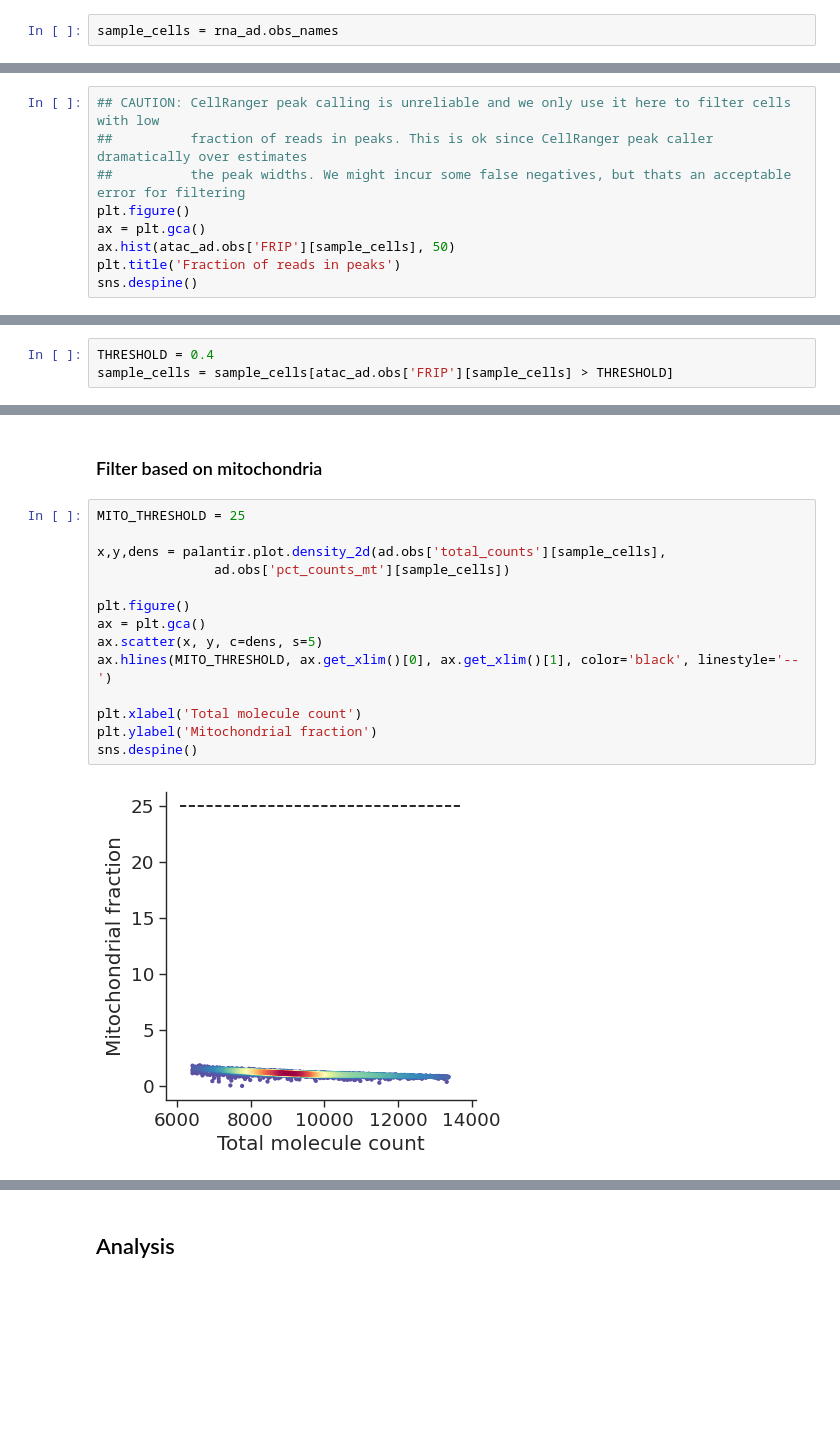
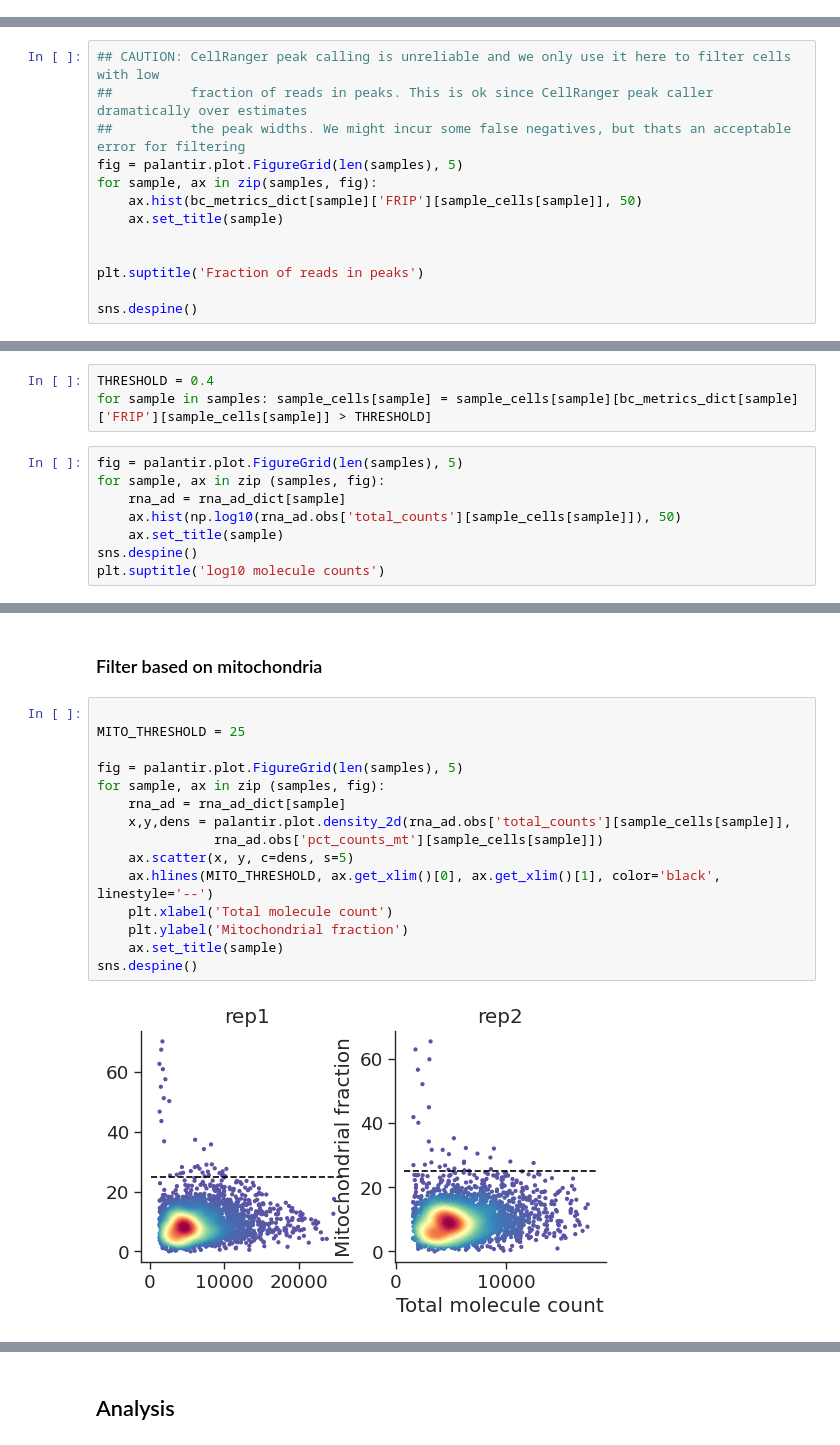
Before and after one commit to settylab/single-cell-primers, a Jupyter notebook: notebooks/tcell-dep-multiome-RNA.ipynb, the cells around one changed output, grey strips where cells are left out. Saved outputs shown, nothing was run; the diff lists cells and outputs as text; blank space fills up the shorter version.

```diff
--- a/notebooks/tcell-dep-multiome-RNA.ipynb
+++ b/notebooks/tcell-dep-multiome-RNA.ipynb
@@ -121,5 +113,3 @@ atac_ad
-# %%
-sample_cells = rna_ad.obs_names
 # %% [markdown]
 # Preprocess
 # %% [markdown]
@@ -175,9 +183,13 @@ sns.despine()
 ## CAUTION: CellRanger peak calling is unreliable and we only use it here to filter cells with low
 ##          fraction of reads in peaks. This is ok since CellRanger peak caller dramatically over estimates
 ##          the peak widths. We might incur some false negatives, but thats an acceptable error for filtering
-plt.figure()
-ax = plt.gca()
-ax.hist(atac_ad.obs['FRIP'][sample_cells], 50)
-plt.title('Fraction of reads in peaks')
+fig = palantir.plot.FigureGrid(len(samples), 5)
+for sample, ax in zip(samples, fig):
+    ax.hist(bc_metrics_dict[sample]['FRIP'][sample_cells[sample]], 50)
+    ax.set_title(sample)
+
+
+plt.suptitle('Fraction of reads in peaks')
+
 sns.despine()
 # %% [output]
@@ -185,3 +197,11 @@ sns.despine()
 # %%
 THRESHOLD = 0.4
-sample_cells = sample_cells[atac_ad.obs['FRIP'][sample_cells] > THRESHOLD]
+for sample in samples: sample_cells[sample] = sample_cells[sample][bc_metrics_dict[sample]['FRIP'][sample_cells[sample]] > THRESHOLD]
+# %%
+fig = palantir.plot.FigureGrid(len(samples), 5)
+for sample, ax in zip (samples, fig):
+    rna_ad = rna_ad_dict[sample]
+    ax.hist(np.log10(rna_ad.obs['total_counts'][sample_cells[sample]]), 50)
+    ax.set_title(sample)
+sns.despine()
+plt.suptitle('log10 molecule counts')
@@ -188,18 +211,19 @@ sample_cells = sample_cells[atac_ad.obs['FRIP'][sample_cells] > THRESHOLD]
 # %% [markdown]
 ### Filter based on mitochondria
 # %%
+
 MITO_THRESHOLD = 25
 
-x,y,dens = palantir.plot.density_2d(ad.obs['total_counts'][sample_cells],
-               ad.obs['pct_counts_mt'][sample_cells])
-
-plt.figure()
-ax = plt.gca()
-ax.scatter(x, y, c=dens, s=5)
-ax.hlines(MITO_THRESHOLD, ax.get_xlim()[0], ax.get_xlim()[1], color='black', linestyle='--')
-
-plt.xlabel('Total molecule count')
-plt.ylabel('Mitochondrial fraction')
+fig = palantir.plot.FigureGrid(len(samples), 5)
+for sample, ax in zip (samples, fig):
+    rna_ad = rna_ad_dict[sample]
+    x,y,dens = palantir.plot.density_2d(rna_ad.obs['total_counts'][sample_cells[sample]],
+               rna_ad.obs['pct_counts_mt'][sample_cells[sample]])
+    ax.scatter(x, y, c=dens, s=5)
+    ax.hlines(MITO_THRESHOLD, ax.get_xlim()[0], ax.get_xlim()[1], color='black', linestyle='--')
+    plt.xlabel('Total molecule count')
+    plt.ylabel('Mitochondrial fraction')
+    ax.set_title(sample)
 sns.despine()
 # %% [output]
-[figure, old version]
+[figure, new version]
```
Also changed, not shown: parts of 56 cells of this notebook, 5 other files.
